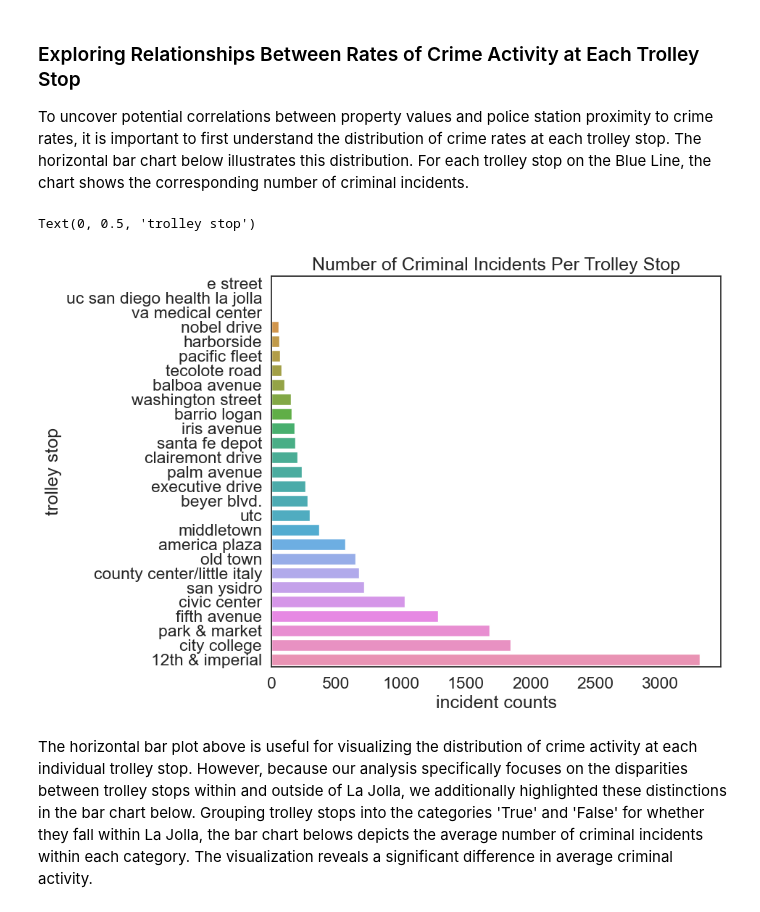
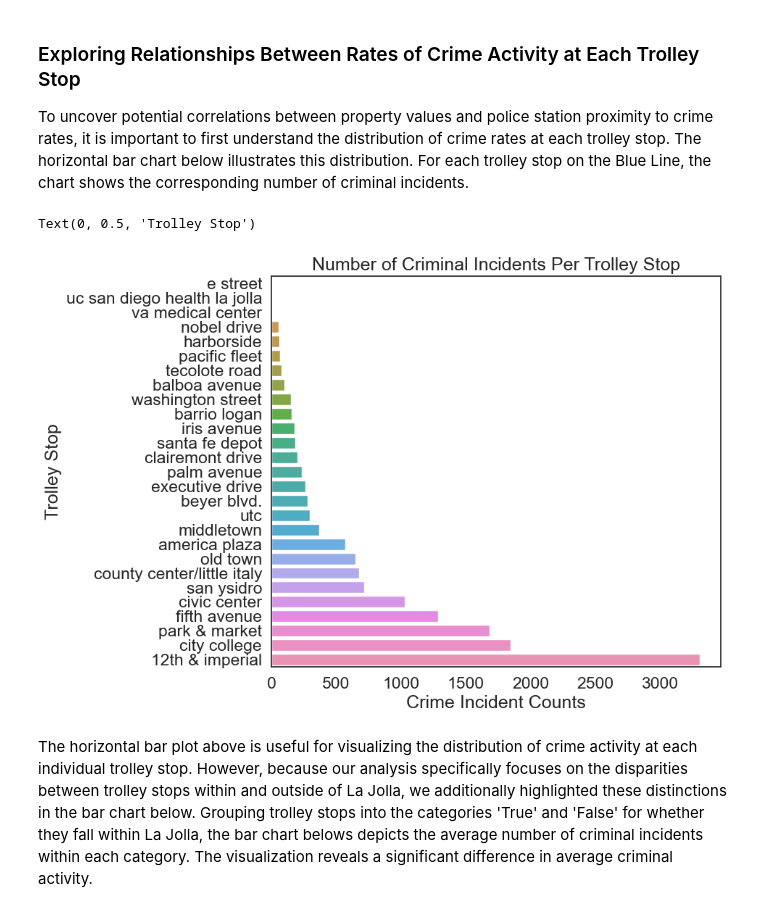
Before and after one commit to eemilycchen/blue-line-trolley, a Jupyter notebook: FinalProject.ipynb, the cells around one changed output. Drawn from its saved outputs; the diff is of its cells as text; code cells hidden in the pictures.

```diff
--- a/FinalProject.ipynb
+++ b/FinalProject.ipynb
@@ -232,7 +232,7 @@ BL_STOP_LOCATIONS = {'utc': (32.87132037497218, -117.21143707227878),
                       'san ysidro': (32.54468994869954, -117.02957775934591)}
 
 
-def find_min_haversine_distance_to_stop(crime_lat, crime_long, bl_stop_locations):
+def find_min_haversine_distance_to_stop(start_lat, end_long, bl_stop_locations):
 
     RADIUS_EARTH_KM = 6371.0
     STOP_NAMES = list(bl_stop_locations.keys())
@@ -241,7 +241,7 @@ def find_min_haversine_distance_to_stop(crime_lat, crime_long, bl_stop_locations
 
     for stop_location in STOP_LOCATIONS:
         stop_lat, stop_long = stop_location[0], stop_location[1]
-        crime_lat_radians, crime_long_radians, stop_lat_radians, stop_long_radians = map(radians, [crime_lat, crime_long, stop_lat, stop_long])
+        crime_lat_radians, crime_long_radians, stop_lat_radians, stop_long_radians = map(radians, [start_lat, end_long, stop_lat, stop_long])
 
         # Haversine formula
         dlat = stop_lat_radians - crime_lat_radians
@@ -457,21 +447,19 @@ plt.show()
 ### Exploring Relationships Between Rates of Crime Activity at Each Trolley Stop
 To uncover potential correlations between property values and police station proximity to crime rates, it is important to first understand the distribution of crime rates at each trolley stop. The horizontal bar chart below illustrates this distribution. For each trolley stop on the Blue Line, the chart shows the corresponding number of criminal incidents.
 # %%
-# the plot below compares the number of crime rates per trolley stop on the Blue Line
-
 plt.figure(figsize=(8, 7))
 
 crimes_per_stop = ((crimes_and_homes.groupby(['closest_stop', 'la_jolla'])['min_distance'].count()
                     .sort_values())
                     .reset_index()
                     .rename(columns={'min_distance': 'crime_counts'}))
 sns.barplot(x=crimes_per_stop['crime_counts'], y=crimes_per_stop['closest_stop'])
 plt.title('Number of Criminal Incidents Per Trolley Stop')
-plt.xlabel('incident counts')
-plt.ylabel('trolley stop')
+plt.xlabel('Crime Incident Counts')
+plt.ylabel('Trolley Stop')
 # %% [output]
-Text(0, 0.5, 'trolley stop')
+Text(0, 0.5, 'Trolley Stop')
-[figure, old version]
+[figure, new version]
 # %% [markdown]
 The horizontal bar plot above is useful for visualizing the distribution of crime activity at each individual trolley stop. However, because our analysis specifically focuses on the disparities between trolley stops within and outside of La Jolla, we additionally highlighted these distinctions in the bar chart below. Grouping trolley stops into the categories 'True' and 'False' for whether they fall within La Jolla, the bar chart belows depicts the average number of criminal incidents within each category. The visualization reveals a significant difference in average criminal activity.
 # %%
```
Also changed, not shown: parts of 11 cells of this notebook.
